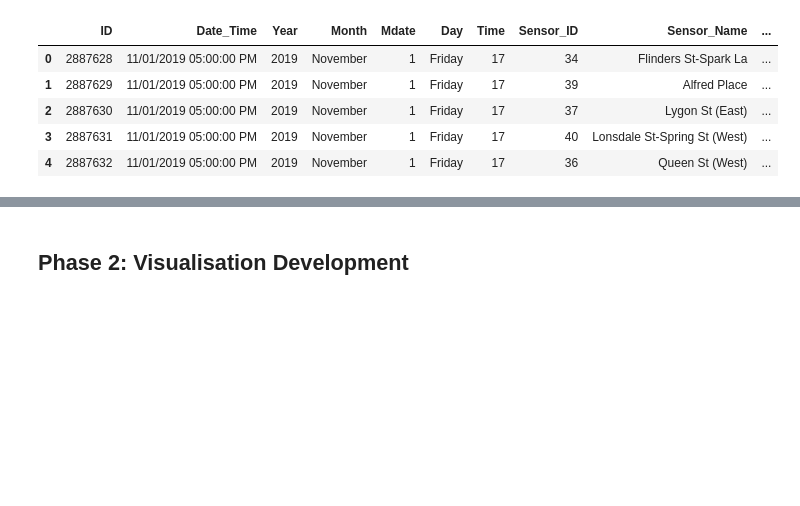
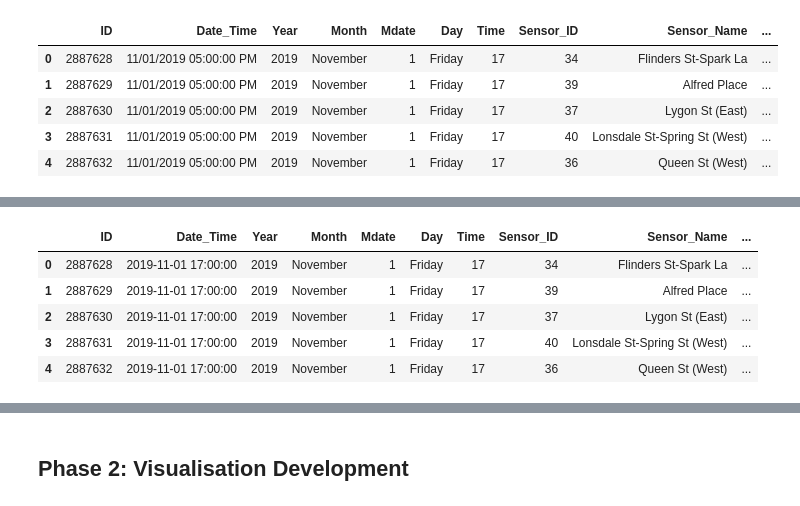
Before and after one commit to ned2/melbviz, a Jupyter notebook: workshop/workshop.ipynb, the cells around one changed output, grey strips where cells are left out. Saved outputs shown, nothing was run; the diff lists cells and outputs as text; code cells hidden in the pictures; blank space fills up the shorter version.

```diff
--- a/workshop/workshop.ipynb
+++ b/workshop/workshop.ipynb
@@ -82,0 +217,2 @@ You will assume the role of a data specialist whose has been tasked with the res
+# %%
+counts_df = pd.read_csv(counts_csv_path, parse_dates=["Date_Time"])
@@ -82,0 +258,4 @@ You will assume the role of a data specialist whose has been tasked with the res
+# %%
+# 1. filtering
+filter_mask = counts_df["Year"] == 2019
+filter_mask
@@ -82,0 +275,11 @@ You will assume the role of a data specialist whose has been tasked with the res
+# %%
+# 1. filtering
+counts_2019_df = counts_df[filter_mask]
+counts_2019_df.head()
+# %% [output]
+|  | ID | Date_Time | Year | Month | Mdate | Day | Time | Sensor_ID | Sensor_Name | ... |
+| 0 | 2887628 | 2019-11-01 17:00:00 | 2019 | November | 1 | Friday | 17 | 34 | Flinders St-Spark La | ... |
+| 1 | 2887629 | 2019-11-01 17:00:00 | 2019 | November | 1 | Friday | 17 | 39 | Alfred Place | ... |
+| 2 | 2887630 | 2019-11-01 17:00:00 | 2019 | November | 1 | Friday | 17 | 37 | Lygon St (East) | ... |
+| 3 | 2887631 | 2019-11-01 17:00:00 | 2019 | November | 1 | Friday | 17 | 40 | Lonsdale St-Spring St (West) | ... |
+| 4 | 2887632 | 2019-11-01 17:00:00 | 2019 | November | 1 | Friday | 17 | 36 | Queen St (West) | ... |
```
Also changed, not shown: parts of 28 cells of this notebook, 6 other files.
